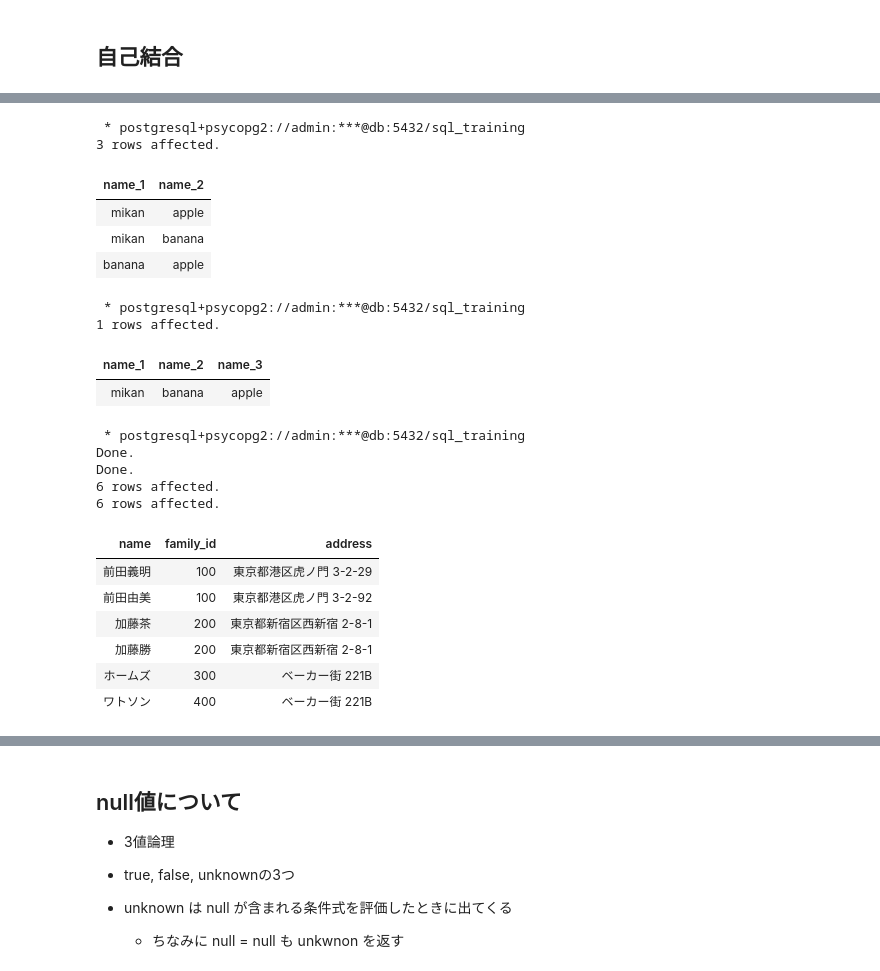
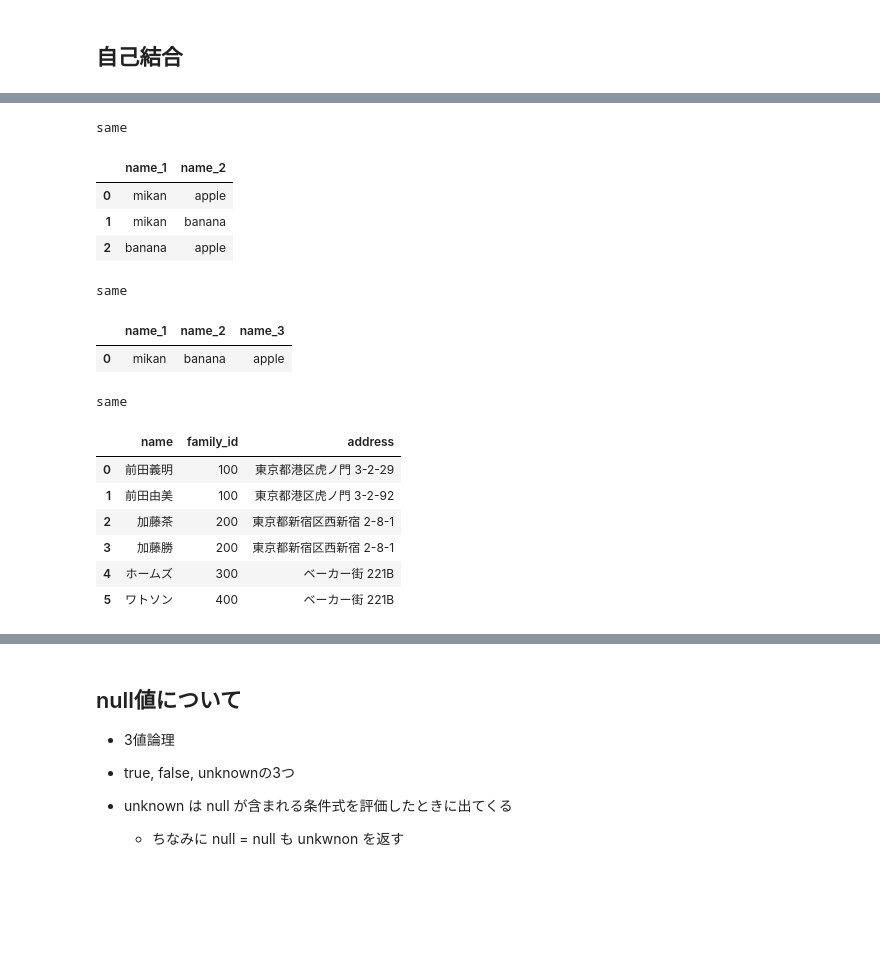
Before and after one commit to AtsushiEGW/sql_training, a Jupyter notebook: learning/learning_sql.ipynb, the cells around one changed output, grey strips where cells are left out. Cells and saved outputs as stored; diff of their text form; code cells hidden in the pictures; blank space fills up the shorter version.

```diff
--- a/learning/learning_sql.ipynb
+++ b/learning/learning_sql.ipynb
@@ -16,0 +4,19 @@ PG_URL = (
+# %%
+import os
+from runner import DualRunner
+
+PG_CONNINFO = (
+    f"host=127.0.0.1 "
+    f"port={os.getenv("POSTGRES_PORT", 5432)} "
+    f"dbname={os.getenv("POSTGRES_DB")} "
+    f"user={os.getenv("POSTGRES_USER")} "
+    f"password={os.getenv("POSTGRES_PASSWORD")}"
+)
+
+runner = DualRunner(
+    pg_conninfo=PG_CONNINFO,
+    duckdb_path=":memory:"
+)
+# %%
+display(runner.run_pg("select version()"))
+display(runner.run_dd("select version()"))
@@ -232,5 +266,5 @@ inner join fruits as f2
 # %%
-%%sql
+runner.check("""--sql
 -- 順序を考慮しない組み合わせ = Combination を　得る
 -- 非順序対
 select
@@ -241,15 +275,16 @@ inner join fruits as f2
     on f1.name > f2.name
     -- on f1.name < f2.name
 -- 不等号の向きはどちらでも問題ない。 apple-mikan と mikan-apple のどちらを組み合わせとして採用するかが変わるだけ
+
+""")
 # %% [output]
- * postgresql+psycopg2://admin:***@db:5432/sql_training
-3 rows affected.
+same
-| name_1 | name_2 |
-| mikan | apple |
-| mikan | banana |
-| banana | apple |
+|  | name_1 | name_2 |
+| 0 | mikan | apple |
+| 1 | mikan | banana |
+| 2 | banana | apple |
 # %%
-%%sql
+runner.check("""--sql
 -- 非順序対の、3つ以上の組み合わせの求め方は、上記にjoinをつなげていけば良い
 select
     f1.name as name_1,
@@ -260,39 +295,37 @@ inner join fruits as f2
     on f1.name > f2.name
 inner join fruits as f3
     on f2.name > f3.name
+
+""")
 # %% [output]
- * postgresql+psycopg2://admin:***@db:5432/sql_training
-1 rows affected.
+same
-| name_1 | name_2 | name_3 |
-| mikan | banana | apple |
+|  | name_1 | name_2 | name_3 |
+| 0 | mikan | banana | apple |
 # %%
-%%sql
+runner.check("""--sql
 -- 部分的に不一致なキーの検索
 drop table if exists addresses;
 create table addresses (
     name varchar(100),
     family_id integer,
     address varchar(200)
 );
 insert into addresses (name, family_id, address) values
 ('前田義明', 100, '東京都港区虎ノ門 3-2-29'),
 ('前田由美', 100, '東京都港区虎ノ門 3-2-92'),
 ('加藤茶', 200, '東京都新宿区西新宿 2-8-1'),
 ('加藤勝', 200, '東京都新宿区西新宿 2-8-1'),
 ('ホームズ', 300, 'ベーカー街 221B'),
 ('ワトソン', 400, 'ベーカー街 221B');
 select * from addresses;
+""")
 # %% [output]
- * postgresql+psycopg2://admin:***@db:5432/sql_training
-Done.
-Done.
-6 rows affected.
-6 rows affected.
+same
-| name | family_id | address |
-| 前田義明 | 100 | 東京都港区虎ノ門 3-2-29 |
-| 前田由美 | 100 | 東京都港区虎ノ門 3-2-92 |
-| 加藤茶 | 200 | 東京都新宿区西新宿 2-8-1 |
-| 加藤勝 | 200 | 東京都新宿区西新宿 2-8-1 |
-| ホームズ | 300 | ベーカー街 221B |
-| ワトソン | 400 | ベーカー街 221B |
+|  | name | family_id | address |
+| 0 | 前田義明 | 100 | 東京都港区虎ノ門 3-2-29 |
+| 1 | 前田由美 | 100 | 東京都港区虎ノ門 3-2-92 |
+| 2 | 加藤茶 | 200 | 東京都新宿区西新宿 2-8-1 |
+| 3 | 加藤勝 | 200 | 東京都新宿区西新宿 2-8-1 |
+| 4 | ホームズ | 300 | ベーカー街 221B |
+| 5 | ワトソン | 400 | ベーカー街 221B |
 # %%
```
Also changed, not shown: parts of 32 cells of this notebook, 14 other files.
